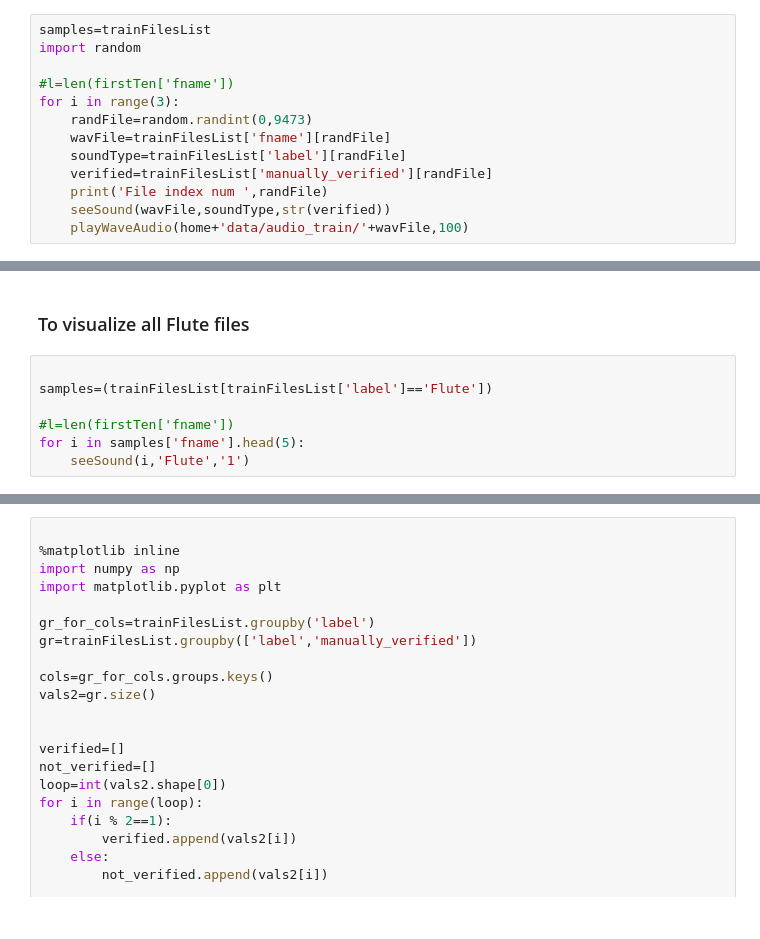
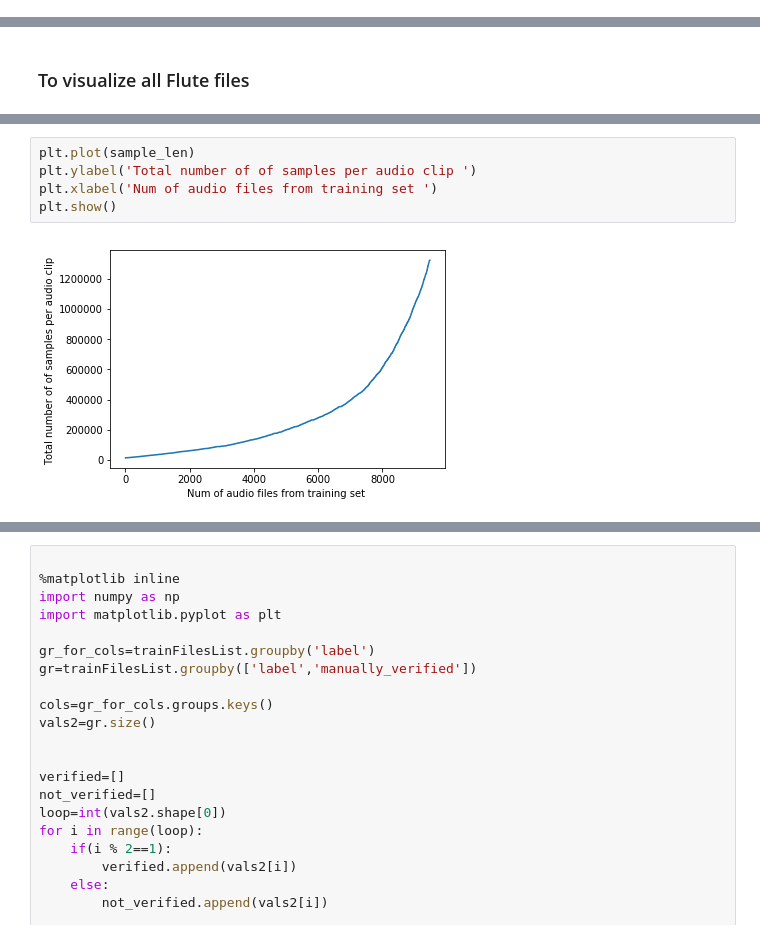
Before and after one commit to knatarasan/freesound, a Jupyter notebook: LearnSound.ipynb, the cells around one changed output, grey strips where cells are left out. Cells and saved outputs as stored; diff of their text form.

```diff
--- a/LearnSound.ipynb
+++ b/LearnSound.ipynb
@@ -101,13 +196,0 @@ def seeSound(wavFile,soundType,verified):
-# %%
-samples=trainFilesList
-import random
-
-#l=len(firstTen['fname'])
-for i in range(3):
-    randFile=random.randint(0,9473)
-    wavFile=trainFilesList['fname'][randFile]
-    soundType=trainFilesList['label'][randFile]
-    verified=trainFilesList['manually_verified'][randFile]
-    print('File index num ',randFile)
-    seeSound(wavFile,soundType,str(verified))
-    playWaveAudio(home+'data/audio_train/'+wavFile,100)
@@ -124,9 +223,2 @@ sample_rate is : 44100  samples 78498
 # %% [markdown]
 ### To visualize all Flute files
-# %%
-
-samples=(trainFilesList[trainFilesList['label']=='Flute'])
-
-#l=len(firstTen['fname'])
-for i in samples['fname'].head(5):
-    seeSound(i,'Flute','1')
@@ -143,0 +252,7 @@ sample_rate is : 44100  samples 24696
+# %%
+plt.plot(sample_len)
+plt.ylabel('Total number of of samples per audio clip ')
+plt.xlabel('Num of audio files from training set ')
+plt.show()
+# %% [output]
+[figure, added]
```
Also changed, not shown: parts of 29 cells of this notebook.
